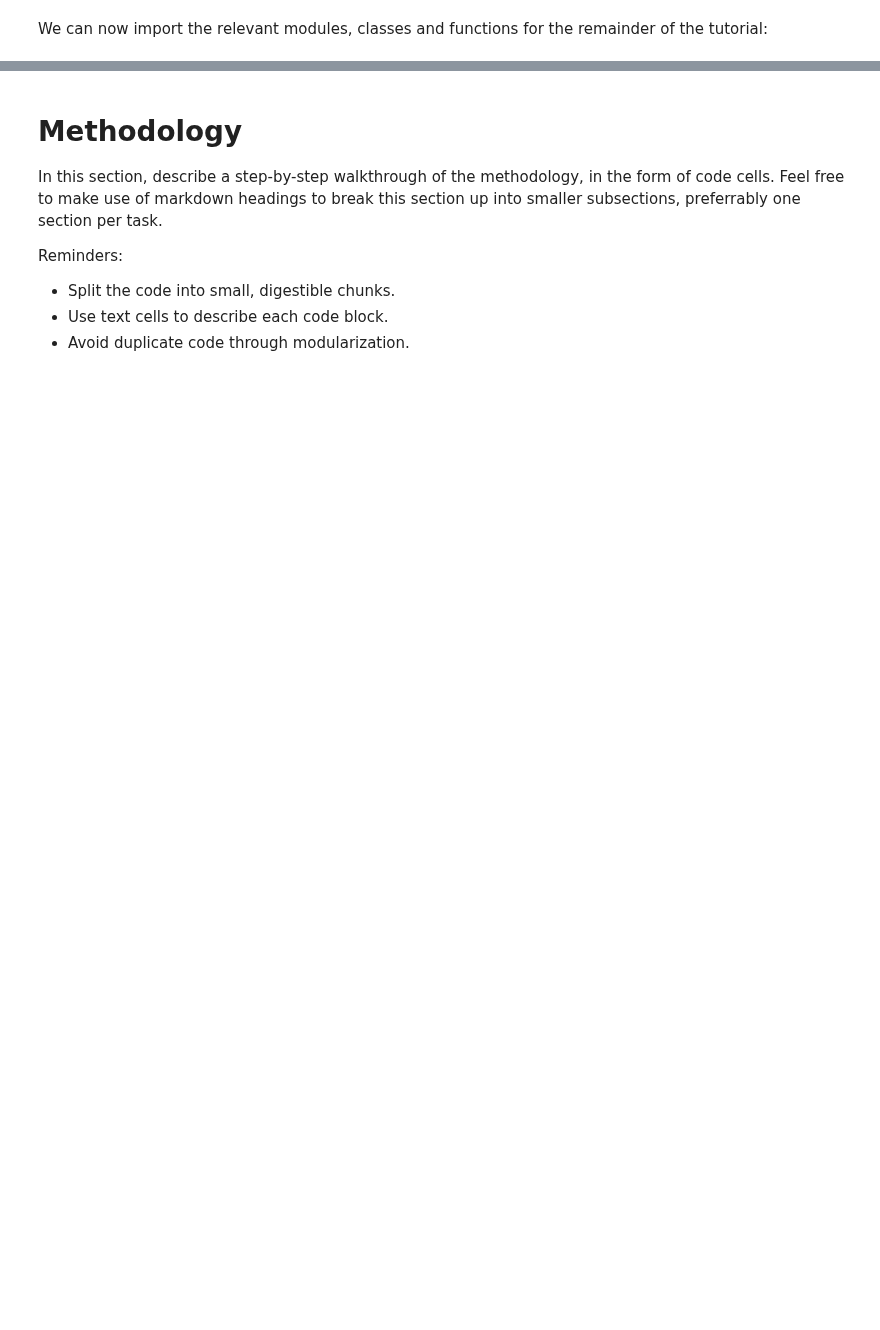
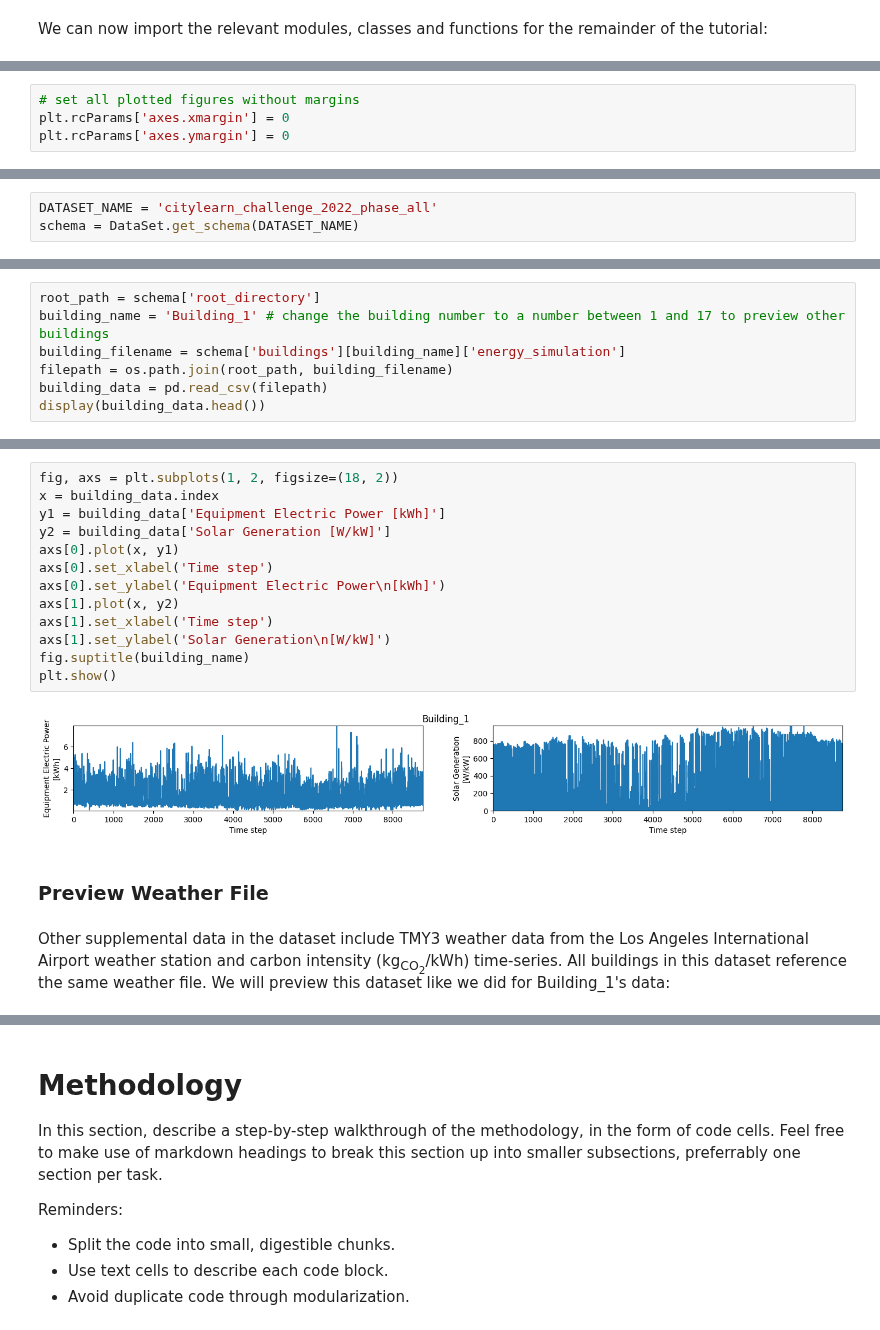
Before and after one commit to intelligent-environments-lab/CityLearn, a Jupyter notebook: examples/citylearn_ccai_tutorial.ipynb, the cells around one changed output, grey strips where cells are left out. Saved outputs shown, nothing was run; the diff lists cells and outputs as text; blank space fills up the shorter version.

```diff
--- a/examples/citylearn_ccai_tutorial.ipynb
+++ b/examples/citylearn_ccai_tutorial.ipynb
@@ -304,0 +291,4 @@ In this section, you might also want to describe the different input and output
+# %%
+# set all plotted figures without margins
+plt.rcParams['axes.xmargin'] = 0
+plt.rcParams['axes.ymargin'] = 0
@@ -304,0 +328,3 @@ In this section, you might also want to describe the different input and output
+# %%
+DATASET_NAME = 'citylearn_challenge_2022_phase_all'
+schema = DataSet.get_schema(DATASET_NAME)
@@ -304,0 +334,7 @@ In this section, you might also want to describe the different input and output
+# %%
+root_path = schema['root_directory']
+building_name = 'Building_1' # change the building number to a number between 1 and 17 to preview other buildings
+building_filename = schema['buildings'][building_name]['energy_simulation']
+filepath = os.path.join(root_path, building_filename)
+building_data = pd.read_csv(filepath)
+display(building_data.head())
@@ -304,0 +366,19 @@ In this section, you might also want to describe the different input and output
+# %%
+fig, axs = plt.subplots(1, 2, figsize=(18, 2))
+x = building_data.index
+y1 = building_data['Equipment Electric Power [kWh]']
+y2 = building_data['Solar Generation [W/kW]']
+axs[0].plot(x, y1)
+axs[0].set_xlabel('Time step')
+axs[0].set_ylabel('Equipment Electric Power\n[kWh]')
+axs[1].plot(x, y2)
+axs[1].set_xlabel('Time step')
+axs[1].set_ylabel('Solar Generation\n[W/kW]')
+fig.suptitle(building_name)
+plt.show()
+# %% [output]
+[figure, added]
+# %% [markdown]
+### Preview Weather File
+# %% [markdown]
+Other supplemental data in the dataset include TMY3 weather data from the Los Angeles International Airport weather station and carbon intensity (kg<sub>CO<sub>2</sub></sub>/kWh) time-series. All buildings in this dataset reference the same weather file. We will preview this dataset like we did for Building_1's data:
```
Also changed, not shown: parts of 85 cells of this notebook.
